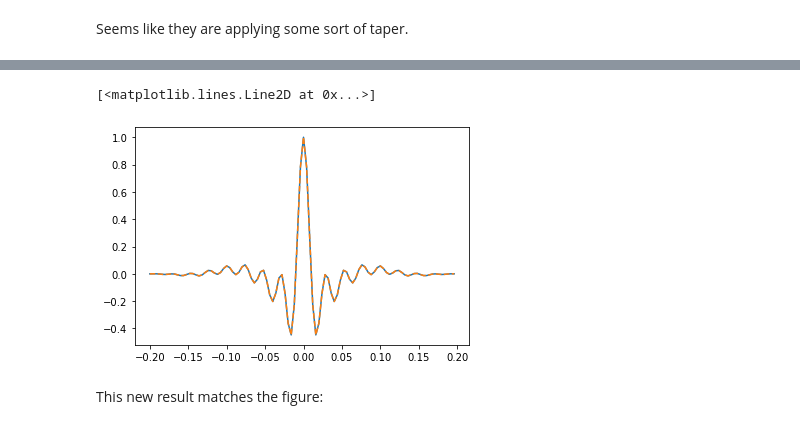
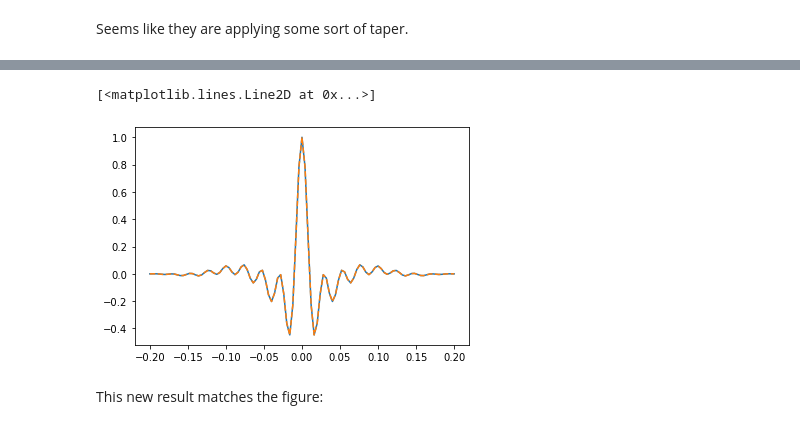
Before and after one commit to softwareunderground/repro-zoo, a Jupyter notebook: ryan-1994/Ormsby_wavelet_reproducibility.ipynb, the cells around one changed output, grey strips where cells are left out. Saved outputs shown, nothing was run; the diff lists cells and outputs as text; code cells hidden in the pictures.

```diff
--- a/ryan-1994/Ormsby_wavelet_reproducibility.ipynb
+++ b/ryan-1994/Ormsby_wavelet_reproducibility.ipynb
@@ -36,5 +36,7 @@ freqs = [5, 10, 40, 45]
 # %%
-orms, tw = ormsby(0.4, dt=0.004, f=freqs, return_t=True)
+freqs = [5, 10, 40, 45]
+
+orms, tw = ormsby(0.4, dt=0.004, f=freqs, return_t=True, sym=True)
 # %% [markdown]
 Let's plot the Ormsby wavelet in the time domain.
 # %%
@@ -135,14 +179,14 @@ def sinc(x):
     """
     return np.sin(x) / x
 
-def ormsby2(duration, dt, f, return_t=False):
+def ormsby2(duration, dt, f):
     """
     Implementation on SEG Wiki (with mysterious multipler A = 1).
 
     Apart from the multiplier A, that implementation is similar to the
     one in Ryan 1994, including the 'extra' pi inside the sinc function.
     """
-    t = np.arange(-duration/2, duration/2, dt)
+    t = np.arange(-duration/2, dt+duration/2, dt)  # Get 'extra' sample.
 
     f1, f2, f3, f4 = f
 
@@ -157,13 +201,13 @@ def ormsby2(duration, dt, f, return_t=False):
 
     return w, t
 # %%
-orms2, tw2 = ormsby2(0.4, dt=0.004, f=freqs, return_t=True)
+orms2, tw2 = ormsby2(0.4, dt=0.004, f=freqs)
 # %%
-plt.plot(tw2, orms)
+plt.plot(tw, orms)
 plt.plot(tw2, orms2, '--')
 # %% [output]
 [<matplotlib.lines.Line2D at 0x...>]
-[figure, old version]
+[figure, new version]
 # %% [markdown]
 This new result matches the figure:
 # %%
```
Also changed, not shown: parts of 23 cells of this notebook.
